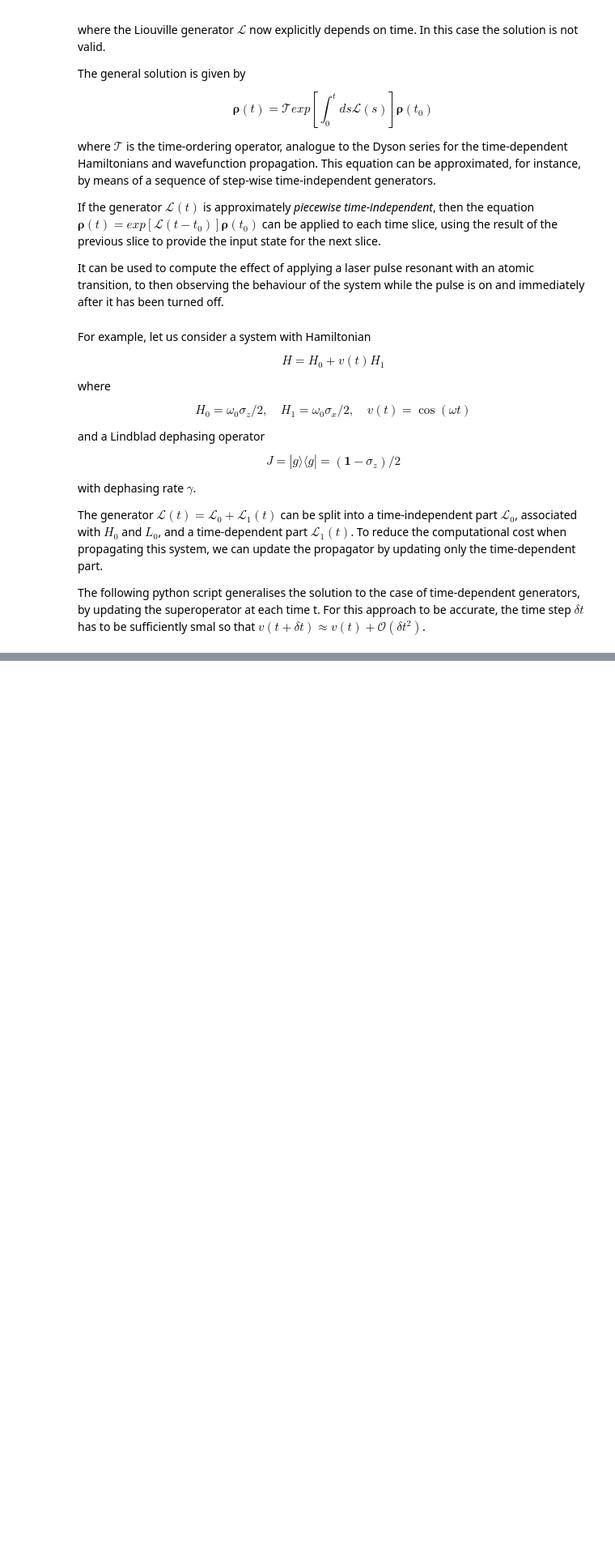
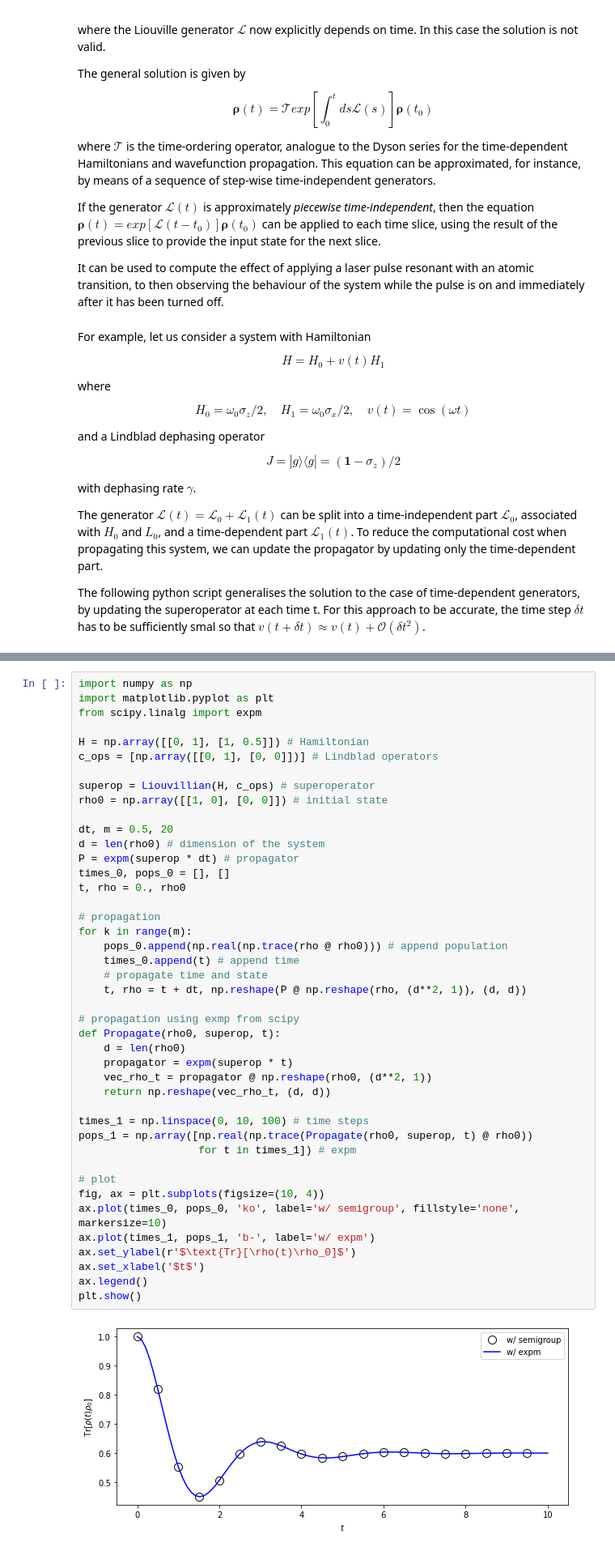
Before and after one commit to N384R/Quantum_Dynamics, a Jupyter notebook: Ch3-Master_equations.ipynb, the cells around one changed output, grey strips where cells are left out. Shown at 81% size. Drawn from its saved outputs; the diff is of its cells as text; blank space fills up the shorter version.

```diff
--- a/Ch3-Master_equations.ipynb
+++ b/Ch3-Master_equations.ipynb
@@ -391,0 +458,45 @@ H0
+# %%
+import numpy as np
+import matplotlib.pyplot as plt
+from scipy.linalg import expm
+
+H = np.array([[0, 1], [1, 0.5]]) # Hamiltonian
+c_ops = [np.array([[0, 1], [0, 0]])] # Lindblad operators
+
+superop = Liouvillian(H, c_ops) # superoperator
+rho0 = np.array([[1, 0], [0, 0]]) # initial state
+
+dt, m = 0.5, 20
+d = len(rho0) # dimension of the system
+P = expm(superop * dt) # propagator
+times_0, pops_0 = [], []
+t, rho = 0., rho0
+
+# propagation
+for k in range(m):
+    pops_0.append(np.real(np.trace(rho @ rho0))) # append population
+    times_0.append(t) # append time
+    # propagate time and state
+    t, rho = t + dt, np.reshape(P @ np.reshape(rho, (d**2, 1)), (d, d))
+
+# propagation using exmp from scipy
+def Propagate(rho0, superop, t):
+    d = len(rho0)
+    propagator = expm(superop * t)
+    vec_rho_t = propagator @ np.reshape(rho0, (d**2, 1))
+    return np.reshape(vec_rho_t, (d, d))
+
+times_1 = np.linspace(0, 10, 100) # time steps
+pops_1 = np.array([np.real(np.trace(Propagate(rho0, superop, t) @ rho0))
+                   for t in times_1]) # expm
+
+# plot
+fig, ax = plt.subplots(figsize=(10, 4))
+ax.plot(times_0, pops_0, 'ko', label='w/ semigroup', fillstyle='none', markersize=10)
+ax.plot(times_1, pops_1, 'b-', label='w/ expm')
+ax.set_ylabel(r'$\text{Tr}[\rho(t)\rho_0]$')
+ax.set_xlabel('$t$')
+ax.legend()
+plt.show()
+# %% [output]
+[figure, added]
```
Also changed, not shown: parts of 9 cells of this notebook.
